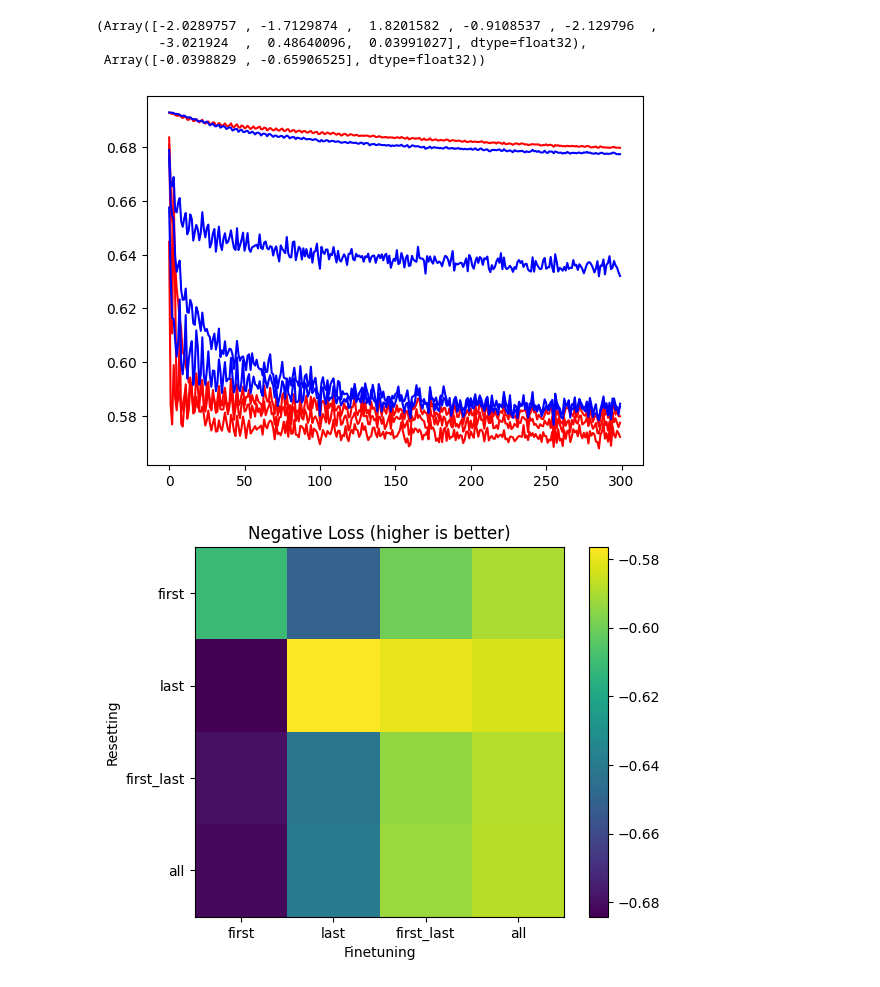
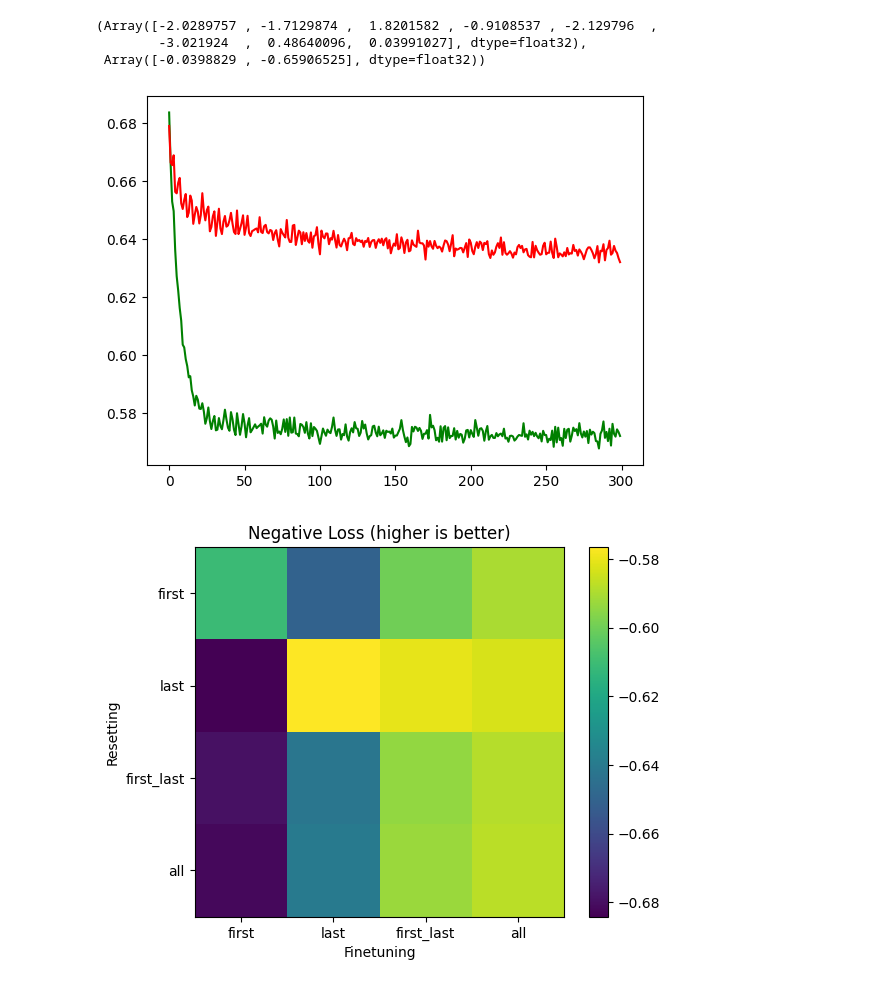
Before and after one commit to akarshkumar0101/synthetic-mdps, a Jupyter notebook: src/temp.ipynb, the cells around one changed output. Drawn from its saved outputs; the diff is of its cells as text; code cells hidden in the pictures.

```diff
--- a/src/temp.ipynb
+++ b/src/temp.ipynb
@@ -86,0 +134,4 @@ Text(0.5, 0, 'Training Iteration')
+# %%
+with open('../data/exp_01_17/expert/name=CartPole-v1;tl=256/rets.pkl', 'rb') as f:
+    rets = pickle.load(f)
+    print(rets[:, -1])
@@ -363,0 +391,22 @@ KeyboardInterrupt:
+# %%
+nlen = 20
+xlim, ylim = (-1, 1), (-1, 1)
+x, y = jnp.linspace(*xlim, nlen), jnp.linspace(*ylim, nlen)
+x, y = jnp.meshgrid(x, y, indexing='ij')
+state_all = jnp.stack([x, y], axis=-1)
+reachable = jnp.zeros((nlen, nlen))
+_, state_init = env.reset(jax.random.PRNGKey(0), env_params)
+bin_init = ((state_init+1)/2.*nlen).astype(int)
+reachable = reachable.at[bin_init[0], bin_init[1]].set(1)
+# %%
+for i in range(10):
+    rng = jax.random.PRNGKey(i)
+    rng, _rng = split(rng)
+    state = jax.random.uniform(rng, (1000, 2), minval=-1, maxval=1.)
+    rng, _rng = split(rng)
+    act = jax.random.randint(_rng, (1000, ), minval=0, maxval=4)
+    rng, _rng = split(rng)
+    obs, state_n, _, _, _ = jax.vmap(env.step, in_axes=(0, 0, 0, None))(split(rng, 1000), state, act, env_params)
+    bin = ((state+1)/2.*nlen).astype(int)
+    bin_n = ((state_n+1)/2.*nlen).astype(int)
+    reachable = reachable.at[bin_n[:, 0], bin_n[:, 1]].set(jnp.maximum(reachable[bin_n[:, 0], bin_n[:, 1]], reachable[bin[:, 0], bin[:, 1]]))
@@ -378,11 +432,11 @@ for i, iname in enumerate(['first', 'last', 'first_last', 'all']):
     for j, jname in enumerate(['first', 'last', 'first_last', 'all']):
         a[i, j] = data[f'{iname}_{jname}']
 # %%
-plt.plot(a[1].T, c='r')
-plt.plot(a[3].T, c='b')
+plt.plot(a[1, 1], c='g')
+plt.plot(a[3, 1], c='r')
 plt.show()
 # %% [output]
-[figure, old version]
+[figure, new version]
 # %%
 plt.imshow(-a.mean(axis=-1))
 plt.xticks(range(4), ['first', 'last', 'first_last', 'all'])
```
Also changed, not shown: parts of 29 cells of this notebook, 14 other files.
